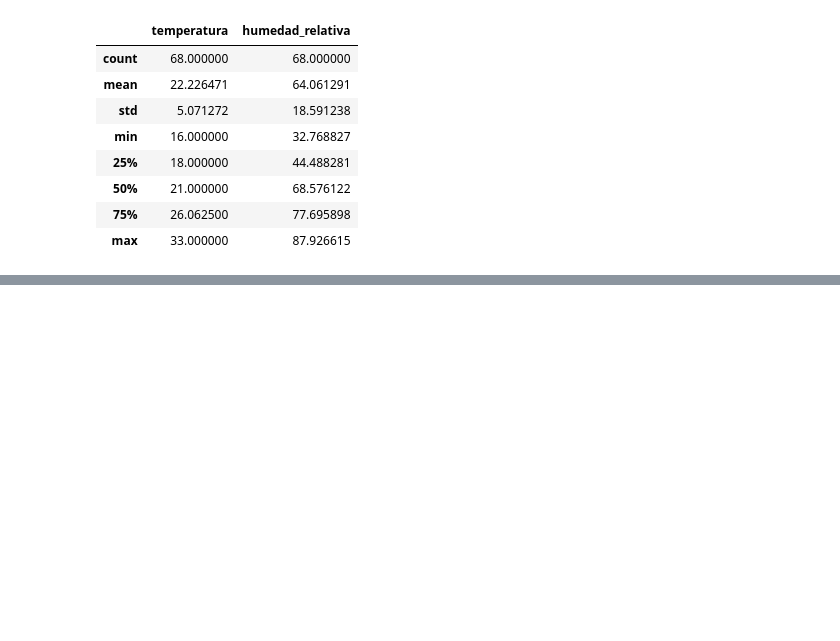
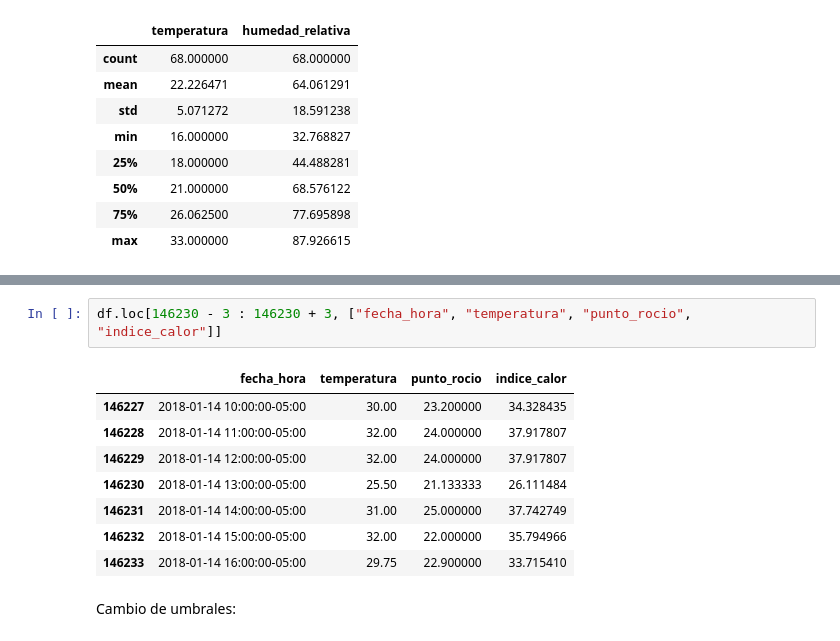
Before and after one commit to David-Sac/clima-iquitos, a Jupyter notebook: notebooks/02_analisis.ipynb, the cells around one changed output, grey strips where cells are left out. Saved outputs shown, nothing was run; the diff lists cells and outputs as text; blank space fills up the shorter version.

```diff
--- a/notebooks/02_analisis.ipynb
+++ b/notebooks/02_analisis.ipynb
@@ -197,0 +236,13 @@ menores[["temperatura", "humedad_relativa"]].describe()
+# %%
+df.loc[146230 - 3 : 146230 + 3, ["fecha_hora", "temperatura", "punto_rocio", "indice_calor"]]
+# %% [output]
+|  | fecha_hora | temperatura | punto_rocio | indice_calor |
+| 146227 | 2018-01-14 10:00:00-05:00 | 30.00 | 23.200000 | 34.328435 |
+| 146228 | 2018-01-14 11:00:00-05:00 | 32.00 | 24.000000 | 37.917807 |
+| 146229 | 2018-01-14 12:00:00-05:00 | 32.00 | 24.000000 | 37.917807 |
+| 146230 | 2018-01-14 13:00:00-05:00 | 25.50 | 21.133333 | 26.111484 |
+| 146231 | 2018-01-14 14:00:00-05:00 | 31.00 | 25.000000 | 37.742749 |
+| 146232 | 2018-01-14 15:00:00-05:00 | 32.00 | 22.000000 | 35.794966 |
+| 146233 | 2018-01-14 16:00:00-05:00 | 29.75 | 22.900000 | 33.715410 |
+# %% [markdown]
+Cambio de umbrales:
```
Also changed, not shown: parts of 12 cells of this notebook, 4 other files.
